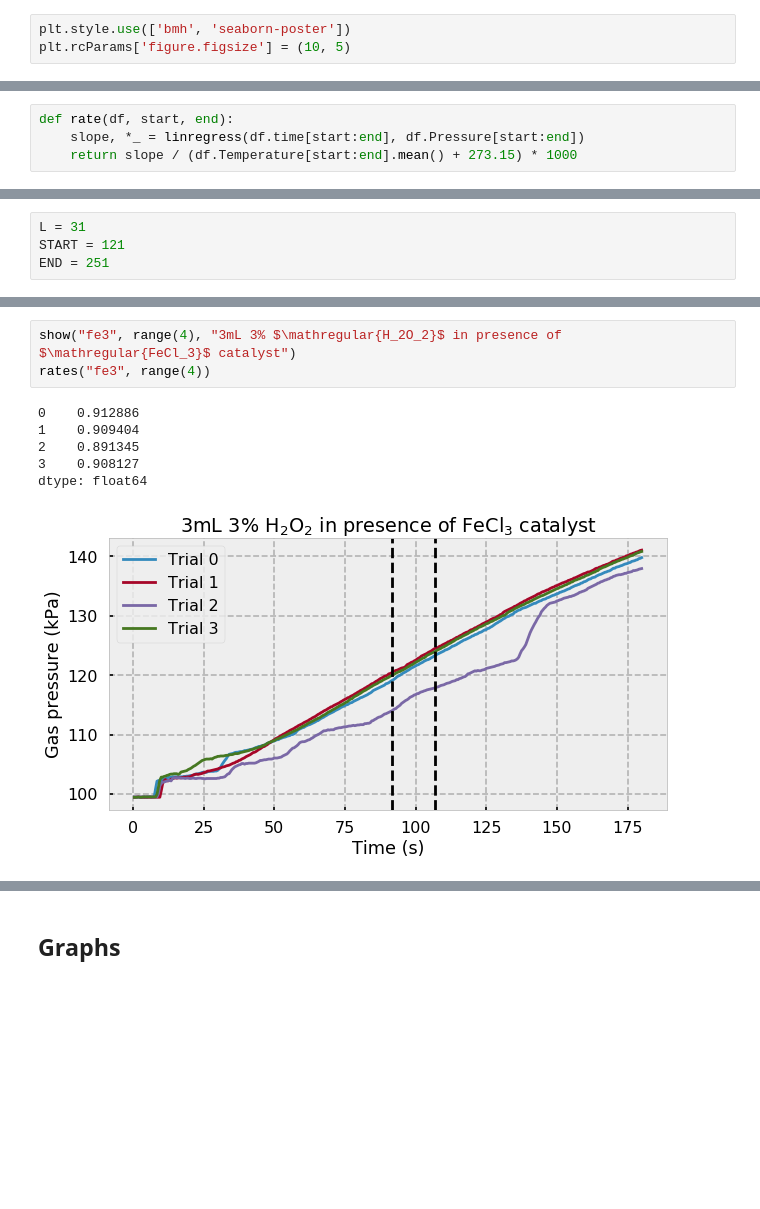
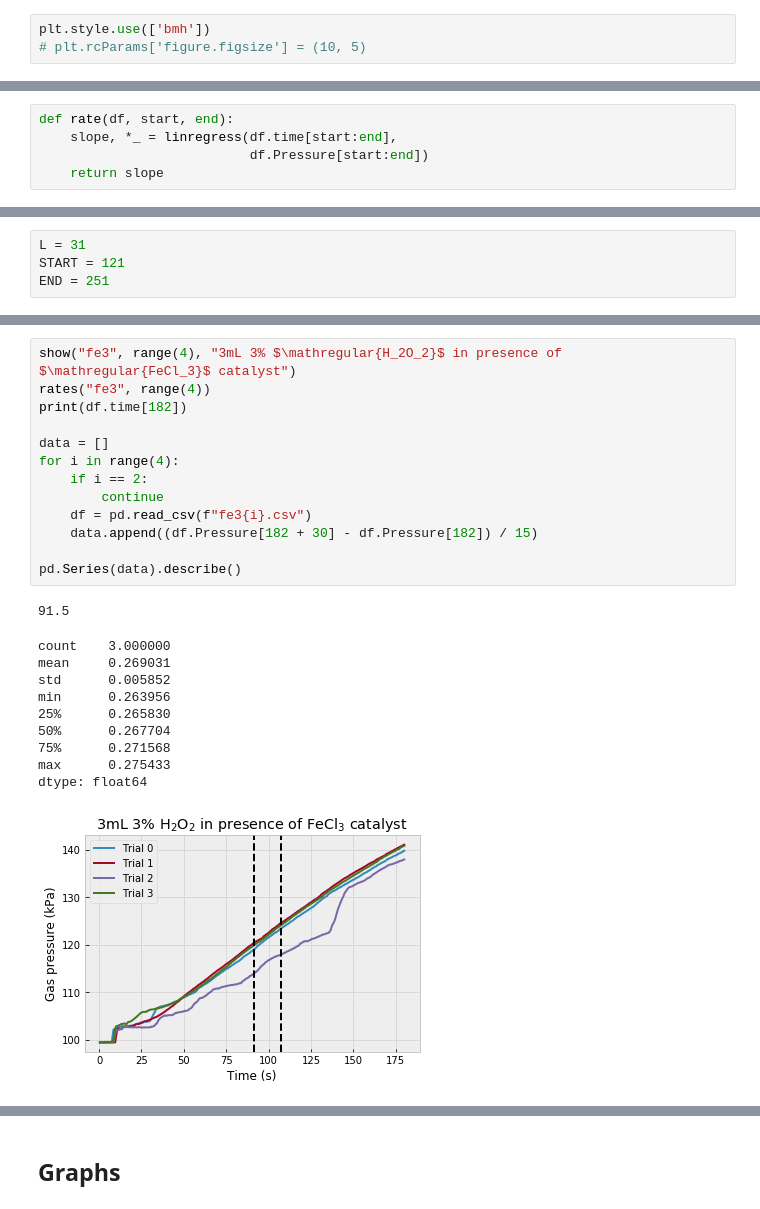
Before and after one commit to Pyxidatol-C/ChemIA, a Jupyter notebook: data/data.ipynb, the cells around one changed output, grey strips where cells are left out. Saved outputs shown, nothing was run; the diff lists cells and outputs as text; blank space fills up the shorter version.

```diff
--- a/data/data.ipynb
+++ b/data/data.ipynb
@@ -9,8 +9,8 @@ import matplotlib.pyplot as plt
 from scipy.stats import linregress
 from sklearn.metrics import r2_score
 # %%
-plt.style.use(['bmh', 'seaborn-poster'])
-plt.rcParams['figure.figsize'] = (10, 5)
+plt.style.use(['bmh'])
+# plt.rcParams['figure.figsize'] = (10, 5)
 # %%
 def show(fs, ns, title=""):
     plt.figure()
@@ -26,8 +26,9 @@ def show(fs, ns, title=""):
     plt.title(title)
 # %%
 def rate(df, start, end):
-    slope, *_ = linregress(df.time[start:end], df.Pressure[start:end])
-    return slope / (df.Temperature[start:end].mean() + 273.15) * 1000
+    slope, *_ = linregress(df.time[start:end],
+                           df.Pressure[start:end])
+    return slope
 # %%
 def rates(fs, ns, start=100, end=201):
     dfs = [pd.read_csv(f"{fs}{n}.csv") for n in ns]
@@ -139,13 +135,28 @@ dtype: float64
 # %%
 show("fe3", range(4), "3mL 3% $\mathregular{H_2O_2}$ in presence of $\mathregular{FeCl_3}$ catalyst")
 rates("fe3", range(4))
+print(df.time[182])
+
+data = []
+for i in range(4):
+    if i == 2:
+        continue
+    df = pd.read_csv(f"fe3{i}.csv")
+    data.append((df.Pressure[182 + 30] - df.Pressure[182]) / 15)
+
+pd.Series(data).describe()
 # %% [output]
-0    0.912886
-1    0.909404
-2    0.891345
-3    0.908127
-dtype: float64
+91.5
+count    3.000000
+mean     0.269031
+std      0.005852
+min      0.263956
+25%      0.265830
+50%      0.267704
+75%      0.271568
+max      0.275433
+dtype: float64
-[figure, old version]
+[figure, new version]
 # %%
 show("fe3half", range(3), "3.5mL 3% $\mathregular{H_2O_2}$ in presence of $\mathregular{FeCl_3}$ catalyst")
 rates("fe3half", range(3))
```
Also changed, not shown: parts of 20 cells of this notebook, 9 other files.
